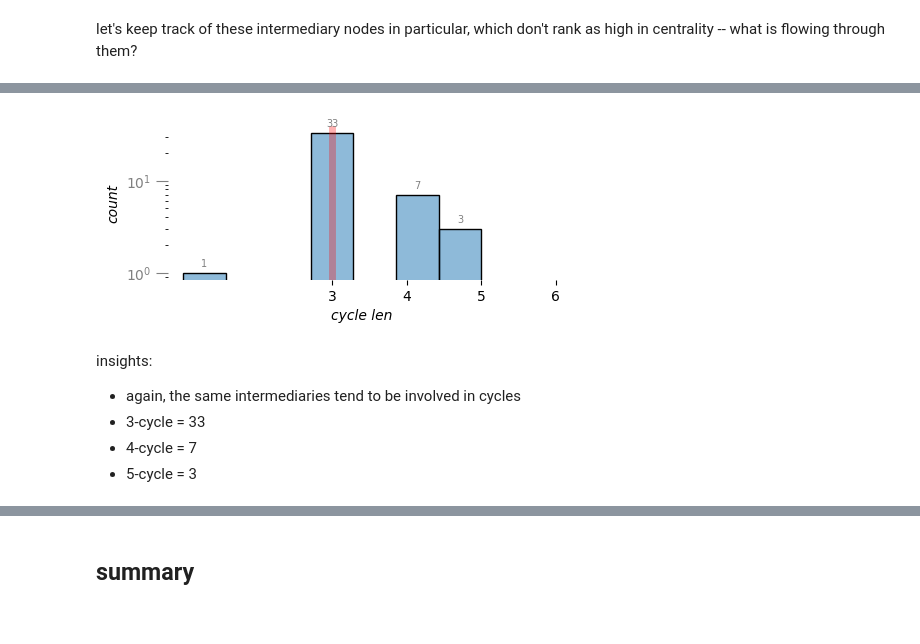
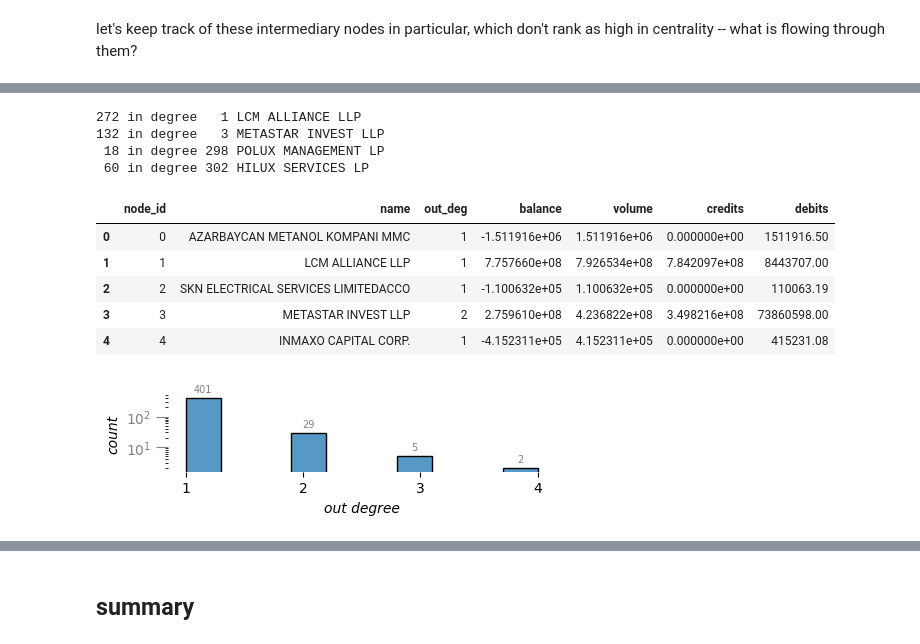
Before and after one commit to DerwenAI/kleptosyn, a Jupyter notebook: occrp.ipynb, the cells around one changed output, grey strips where cells are left out. Cells and saved outputs as stored; diff of their text form; code cells hidden in the pictures.

Commit message:
better flow analysis of the money transfers

```diff
--- a/occrp.ipynb
+++ b/occrp.ipynb
@@ -553,29 +574,65 @@ cycle_len: typing.List[ int ] = cycles.values()
+# %%
+for node_id in graph.nodes():
+    deg: int = graph.in_degree(node_id)
+
+    if deg > 0:
+        dat = graph.nodes[node_id]
+        print(f"{deg:3} in degree {node_id:3}", dat["name"])
+# %% [output]
+272 in degree   1 LCM ALLIANCE LLP
+132 in degree   3 METASTAR INVEST LLP
+ 18 in degree 298 POLUX MANAGEMENT LP
+ 60 in degree 302 HILUX SERVICES LP
+# %%
+for node_id in graph.nodes():
+    graph.nodes[node_id]["out_deg"] = graph.out_degree(node_id)
+# %%
+flows_dat: list = [
+    {
+        "node_id": node_id,
+        "name": dat["name"],
+        "out_deg": dat["out_deg"],
+        "balance": dat["balance"],
+        "volume": dat["volume"],
+        "credits": dat["credits"],
+        "debits": dat["debits"],
+    }
+    for node_id, dat in graph.nodes(data = True)
+    if dat["out_deg"] > 0
+]
+
+df_flows: pd.DataFrame = pd.DataFrame.from_dict(
+    flows_dat,
+    orient = "columns"
+)
+
+df_flows.head()
+# %% [output]
+|  | node_id | name | out_deg | balance | volume | credits | debits |
+| 0 | 0 | AZARBAYCAN METANOL KOMPANI MMC | 1 | -1.511916e+06 | 1.511916e+06 | 0.000000e+00 | 1511916.50 |
+| 1 | 1 | LCM ALLIANCE LLP | 1 | 7.757660e+08 | 7.926534e+08 | 7.842097e+08 | 8443707.00 |
+| 2 | 2 | SKN ELECTRICAL SERVICES LIMITEDACCO | 1 | -1.100632e+05 | 1.100632e+05 | 0.000000e+00 | 110063.19 |
+| 3 | 3 | METASTAR INVEST LLP | 2 | 2.759610e+08 | 4.236822e+08 | 3.498216e+08 | 73860598.00 |
+| 4 | 4 | INMAXO CAPITAL CORP. | 1 | -4.152311e+05 | 4.152311e+05 | 0.000000e+00 | 415231.08 |
 # %%
-fig, ax = plt.subplots(figsize = (5, 2))
+dat = df_flows["out_deg"].to_list()
+
+fig, ax = plt.subplots(figsize = (5, 1))
 plt.rcParams["font.family"] = "sans-serif"
 
-y = sns.histplot(cycle_len)
+y = sns.histplot(dat)
 y.tick_params(axis = "y", size = 9, colors = "gray")
 y.bar_label(y.containers[0], padding = 3, color = "gray", fontsize = 7)
 
-plt.xlabel("cycle len", size = 10, fontstyle = "italic")
+plt.xlabel("out degree", size = 10, fontstyle = "italic")
 plt.ylabel("count", size = 10, fontstyle = "italic")
 
-plt.axvline(x = statistics.median(cycle_len), color = "red", lw = 5, alpha = 0.3)
-
 plt.gca().xaxis.set_major_formatter(FuncFormatter(lambda x, _: int(x)))
-y.set(xticks = range(min(path_counts), max(path_counts) + 1))
+y.set(xticks = range(min(dat), max(dat) + 1))
 
 sns.despine(bottom = True, left = True)
 plt.yscale("log")
 
 plt.legend([], [], frameon = False);
 # %% [output]
-[figure, old version]
+[figure, new version]
-# %% [markdown]
-insights:
-
-  * again, the same intermediaries tend to be involved in cycles
-  * 3-cycle = 33
-  * 4-cycle = 7
-  * 5-cycle = 3
```
Also changed, not shown: parts of 33 cells of this notebook.
